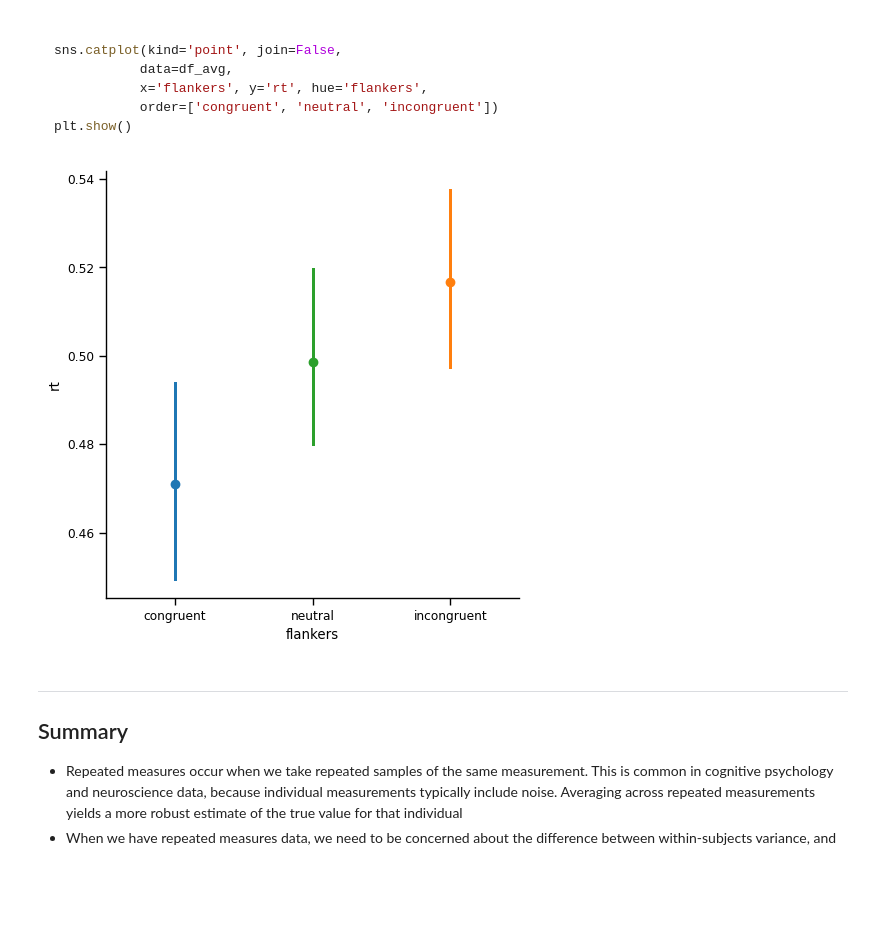
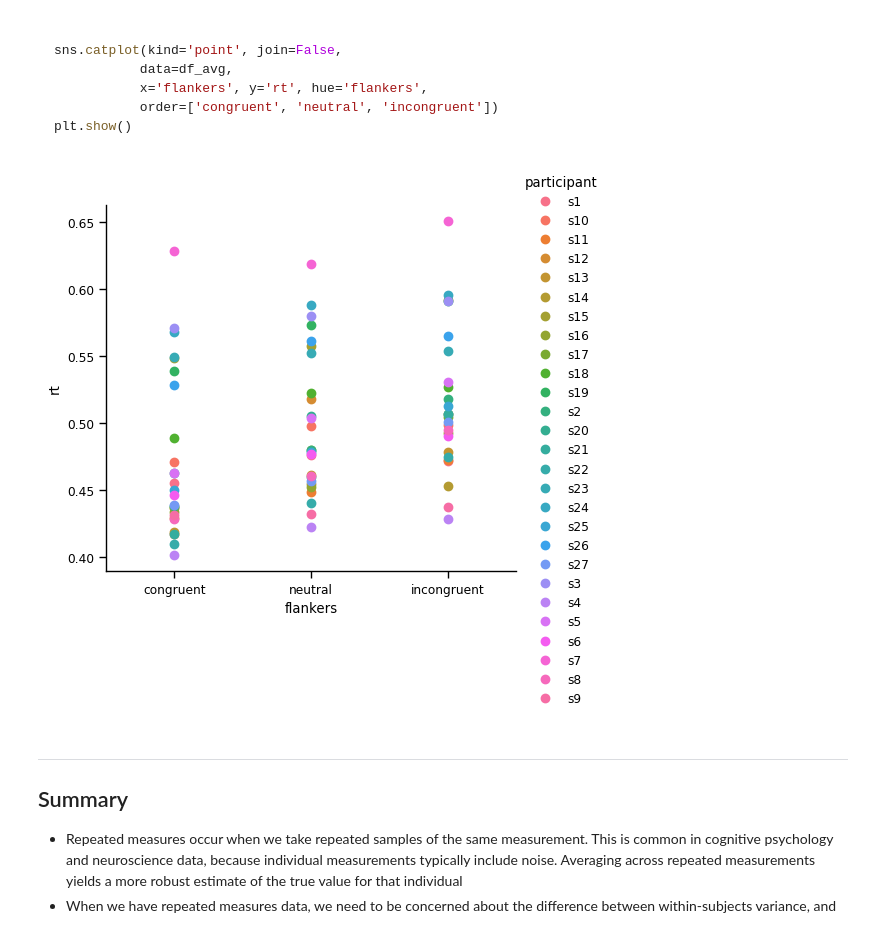
Before and after one commit to mohabdelaziz-CNS/Exploratory-Data-Analysis, a Jupyter notebook: 1 - repeated_measures.ipynb, the cells around one changed output. Saved outputs shown, nothing was run; the diff lists cells and outputs as text; code cells hidden in the pictures; blank space fills up the shorter version.

```diff
--- a/1 - repeated_measures.ipynb
+++ b/1 - repeated_measures.ipynb
@@ -502,13 +495,13 @@ sns.catplot(kind='point', join=False,
 plt.show()
 ~~~
 # %%
-sns.catplot(kind='point', linestyle='none', hue='flankers',
-            data=df_avg,
-            x='flankers', y='rt',
-            order=['congruent', 'neutral', 'incongruent'])
+sns.catplot(kind = 'point', hue = 'participant', linestyle = 'none',
+            data = df_avg,
+            x = 'flankers', y = 'rt',
+            order = ['congruent', 'neutral', 'incongruent'])
 plt.show()
 # %% [output]
-[figure, old version]
+[figure, new version]
 # %% [markdown]
 ---
 
```
Also changed, not shown: parts of 9 cells of this notebook.
